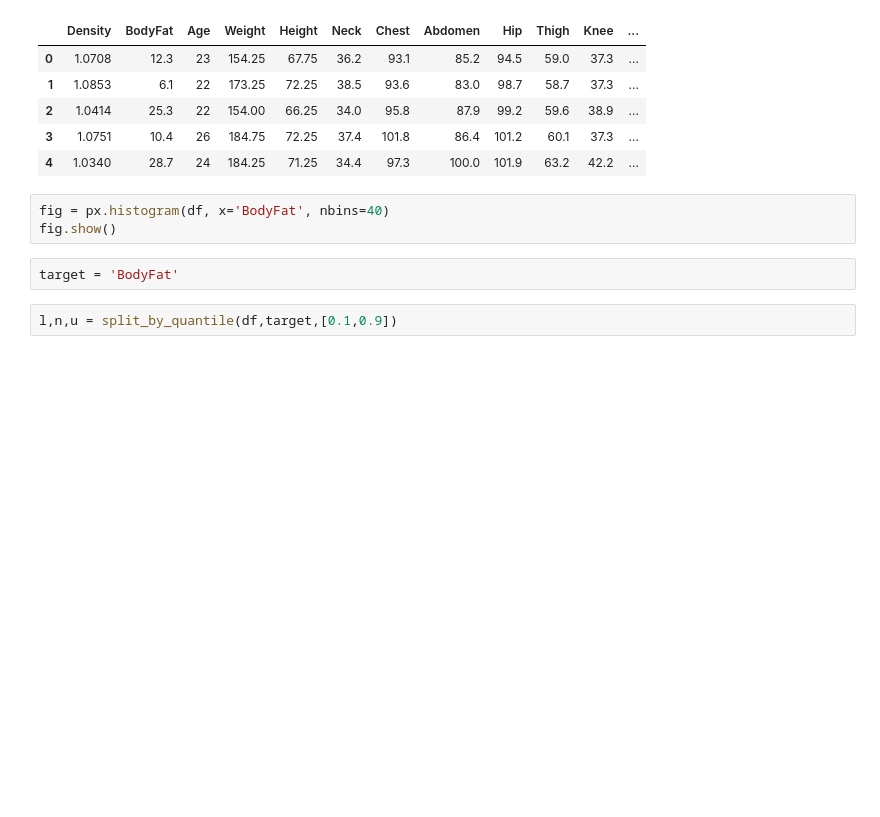
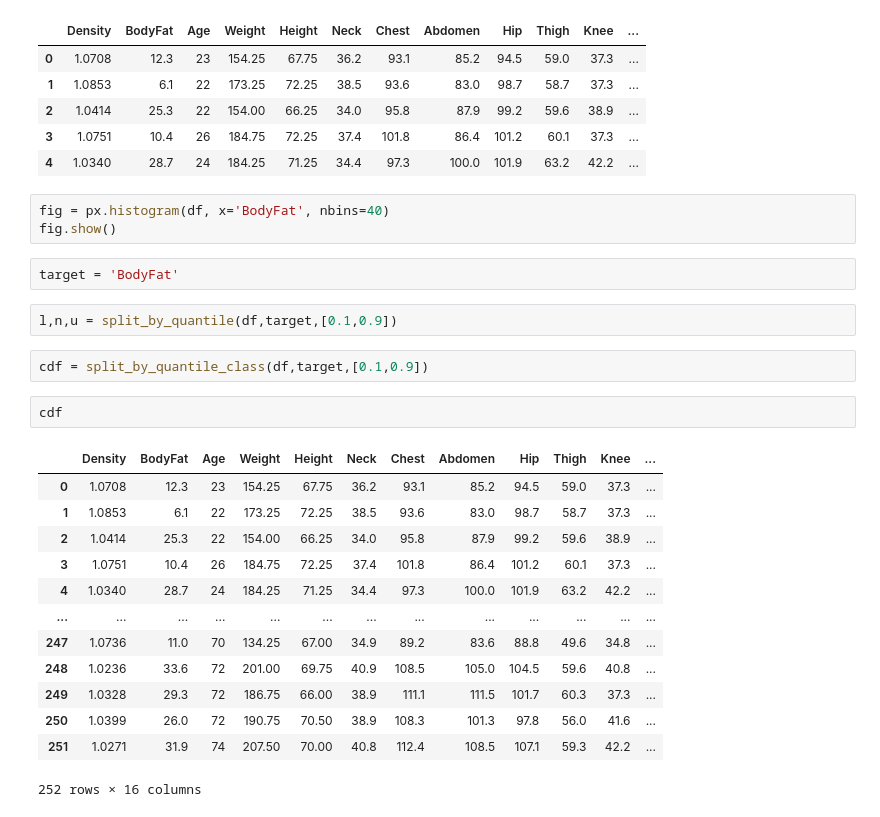
Before and after one commit to rcpsilva/CutTheTails-Regression, a Jupyter notebook: taget_distributions.ipynb, the cells around one changed output. Saved outputs shown, nothing was run; the diff lists cells and outputs as text; blank space fills up the shorter version.

```diff
--- a/taget_distributions.ipynb
+++ b/taget_distributions.ipynb
@@ -30,3 +30,21 @@ fig.show()
 target = 'BodyFat'
 # %%
 l,n,u = split_by_quantile(df,target,[0.1,0.9])
+# %%
+cdf = split_by_quantile_class(df,target,[0.1,0.9])
+# %%
+cdf
+# %% [output]
+|  | Density | BodyFat | Age | Weight | Height | Neck | Chest | Abdomen | Hip | Thigh | Knee | ... |
+| 0 | 1.0708 | 12.3 | 23 | 154.25 | 67.75 | 36.2 | 93.1 | 85.2 | 94.5 | 59.0 | 37.3 | ... |
+| 1 | 1.0853 | 6.1 | 22 | 173.25 | 72.25 | 38.5 | 93.6 | 83.0 | 98.7 | 58.7 | 37.3 | ... |
+| 2 | 1.0414 | 25.3 | 22 | 154.00 | 66.25 | 34.0 | 95.8 | 87.9 | 99.2 | 59.6 | 38.9 | ... |
+| 3 | 1.0751 | 10.4 | 26 | 184.75 | 72.25 | 37.4 | 101.8 | 86.4 | 101.2 | 60.1 | 37.3 | ... |
+| 4 | 1.0340 | 28.7 | 24 | 184.25 | 71.25 | 34.4 | 97.3 | 100.0 | 101.9 | 63.2 | 42.2 | ... |
+| ... | ... | ... | ... | ... | ... | ... | ... | ... | ... | ... | ... | ... |
+| 247 | 1.0736 | 11.0 | 70 | 134.25 | 67.00 | 34.9 | 89.2 | 83.6 | 88.8 | 49.6 | 34.8 | ... |
+| 248 | 1.0236 | 33.6 | 72 | 201.00 | 69.75 | 40.9 | 108.5 | 105.0 | 104.5 | 59.6 | 40.8 | ... |
+| 249 | 1.0328 | 29.3 | 72 | 186.75 | 66.00 | 38.9 | 111.1 | 111.5 | 101.7 | 60.3 | 37.3 | ... |
+| 250 | 1.0399 | 26.0 | 72 | 190.75 | 70.50 | 38.9 | 108.3 | 101.3 | 97.8 | 56.0 | 41.6 | ... |
+| 251 | 1.0271 | 31.9 | 74 | 207.50 | 70.00 | 40.8 | 112.4 | 108.5 | 107.1 | 59.3 | 42.2 | ... |
+252 rows × 16 columns
```
Also changed, not shown: parts of 1 cell of this notebook, 1 other file.
